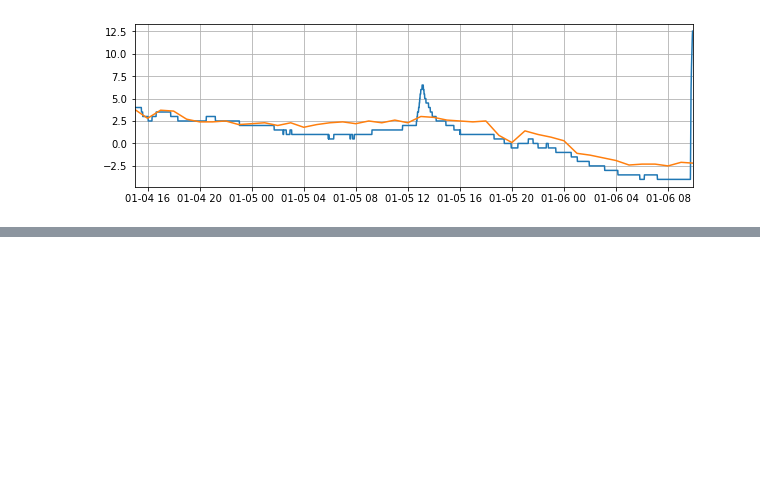
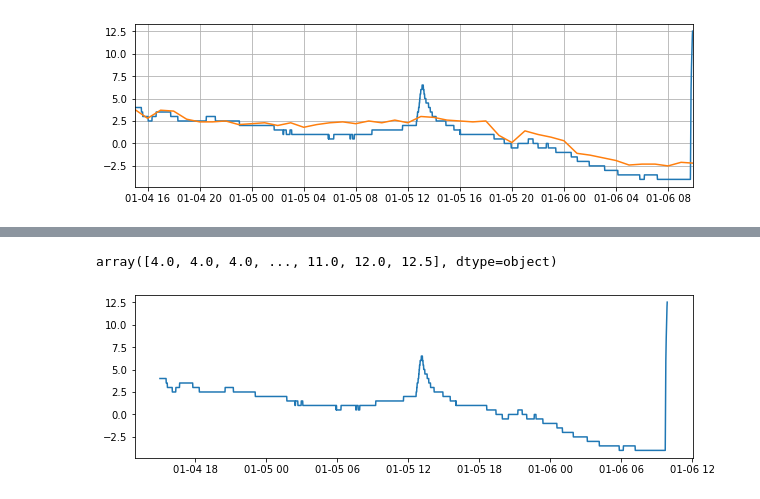
Before and after one commit to irendundas/EkteData, a Jupyter notebook: NAT624/Del4_les_csv_fil.ipynb, the cells around one changed output, grey strips where cells are left out. Saved outputs shown, nothing was run; the diff lists cells and outputs as text; code cells hidden in the pictures; blank space fills up the shorter version.

```diff
--- a/NAT624/Del4_les_csv_fil.ipynb
+++ b/NAT624/Del4_les_csv_fil.ipynb
@@ -222,0 +271,3 @@ Det er viktig å ta litt notater iblant når man henter inn data (dersom det er
+# %%
+data=df.to_numpy()
+data
@@ -222,0 +283,4 @@ Det er viktig å ta litt notater iblant når man henter inn data (dersom det er
+# %%
+# Vanlig indekseing: ":" for alle radene, og "1" for kolonne med indeks 1
+tid=data[:,1]
+tid
@@ -222,0 +292,11 @@ Det er viktig å ta litt notater iblant når man henter inn data (dersom det er
+# %%
+temp=data[:,2]
+temp
+# %% [output]
+array([4.0, 4.0, 4.0, ..., 11.0, 12.0, 12.5], dtype=object)
+# %%
+plt.figure(figsize=(10,3))
+plt.plot(tid,temp)
+plt.show()
+# %% [output]
+[figure, added]
```
Also changed, not shown: parts of 19 cells of this notebook.
